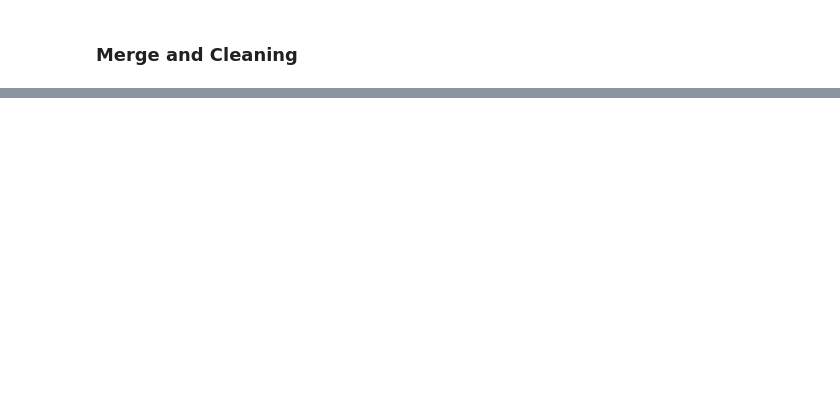
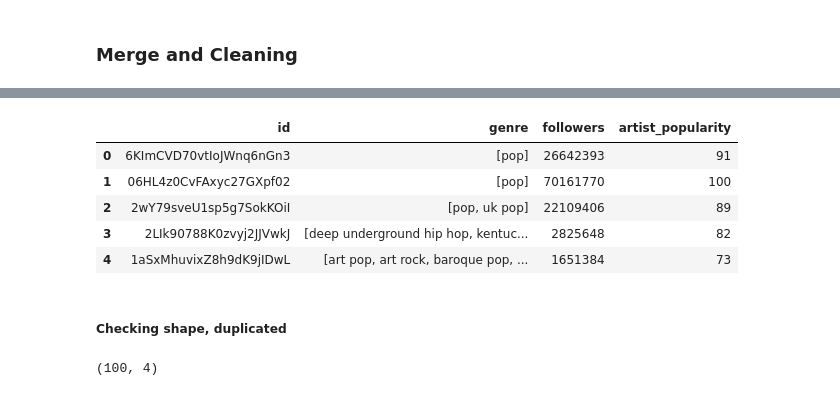
Before and after one commit to dmassonfr/Spotify_hit_predictor, a Jupyter notebook: notebooks/API Exploration.ipynb, the cells around one changed output, grey strips where cells are left out. Drawn from its saved outputs; the diff is of its cells as text; code cells hidden in the pictures; blank space fills up the shorter version.

```diff
--- a/notebooks/API Exploration.ipynb
+++ b/notebooks/API Exploration.ipynb
@@ -130,0 +132,13 @@ data.head()
+# %%
+# Creating the dataframe base with a dict
+artista = {'id': [], 'genre': [], 'followers': [], 'artist_popularity': []}
+
+# For each artist id get the id, genre and followers and append to the dict
+for _id in data['id_artists']:
+    artist = sp.artist(_id)
+    artista['id'].append(artist['id'])
+    artista['genre'].append(artist['genres'])
+    artista['followers'].append(artist['followers']['total'])
+    artista['artist_popularity'].append(artist['popularity'])
+
+artista
@@ -130,0 +163,17 @@ data.head()
+# %%
+# Turning dict into dataframe
+data_artist = pd.DataFrame(artista)
+data_artist.head()
+# %% [output]
+|  | id | genre | followers | artist_popularity |
+| 0 | 6KImCVD70vtIoJWnq6nGn3 | [pop] | 26642393 | 91 |
+| 1 | 06HL4z0CvFAxyc27GXpf02 | [pop] | 70161770 | 100 |
+| 2 | 2wY79sveU1sp5g7SokKOiI | [pop, uk pop] | 22109406 | 89 |
+| 3 | 2LIk90788K0zvyj2JJVwkJ | [deep underground hip hop, kentuc... | 2825648 | 82 |
+| 4 | 1aSxMhuvixZ8h9dK9jIDwL | [art pop, art rock, baroque pop, ... | 1651384 | 73 |
+# %% [markdown]
+##### Checking shape, duplicated
+# %%
+data_artist.shape
+# %% [output]
+(100, 4)
```
Also changed, not shown: parts of 51 cells of this notebook.
